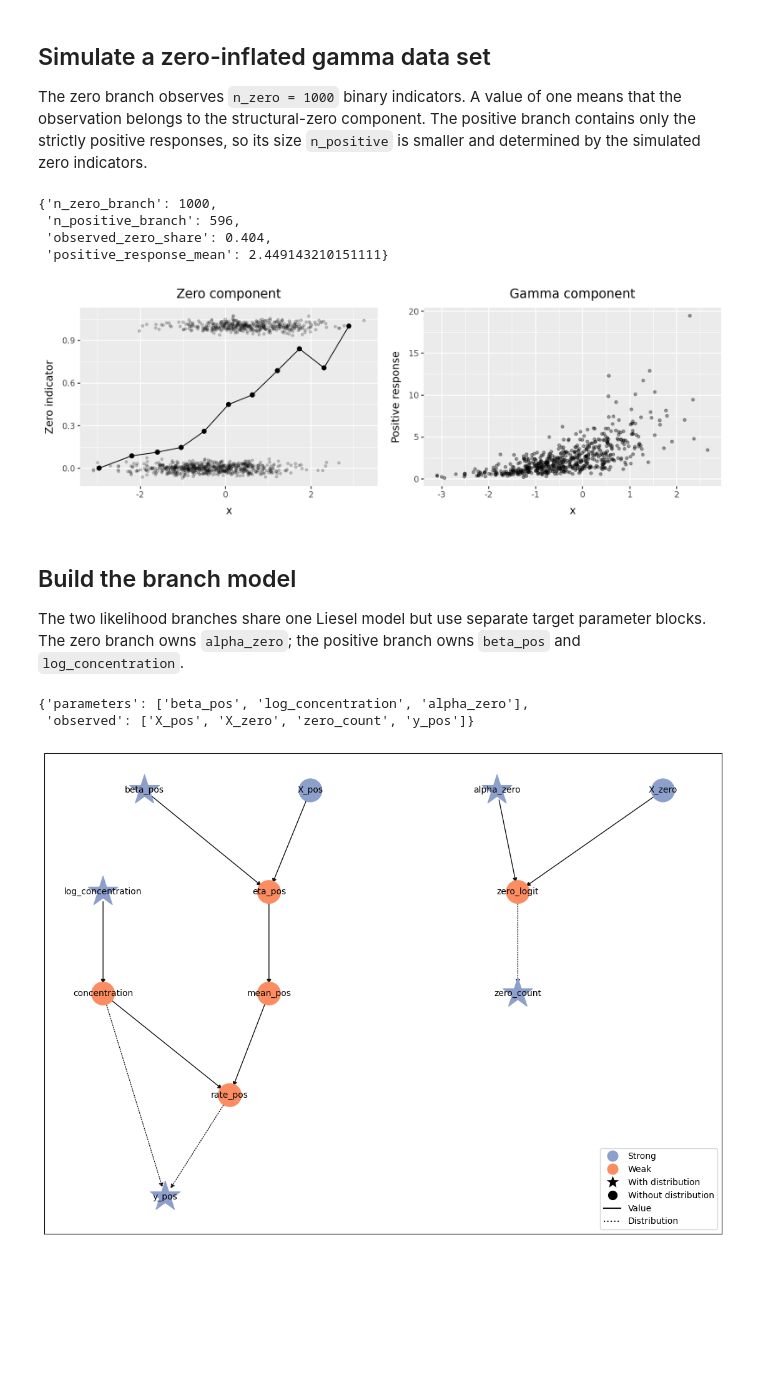
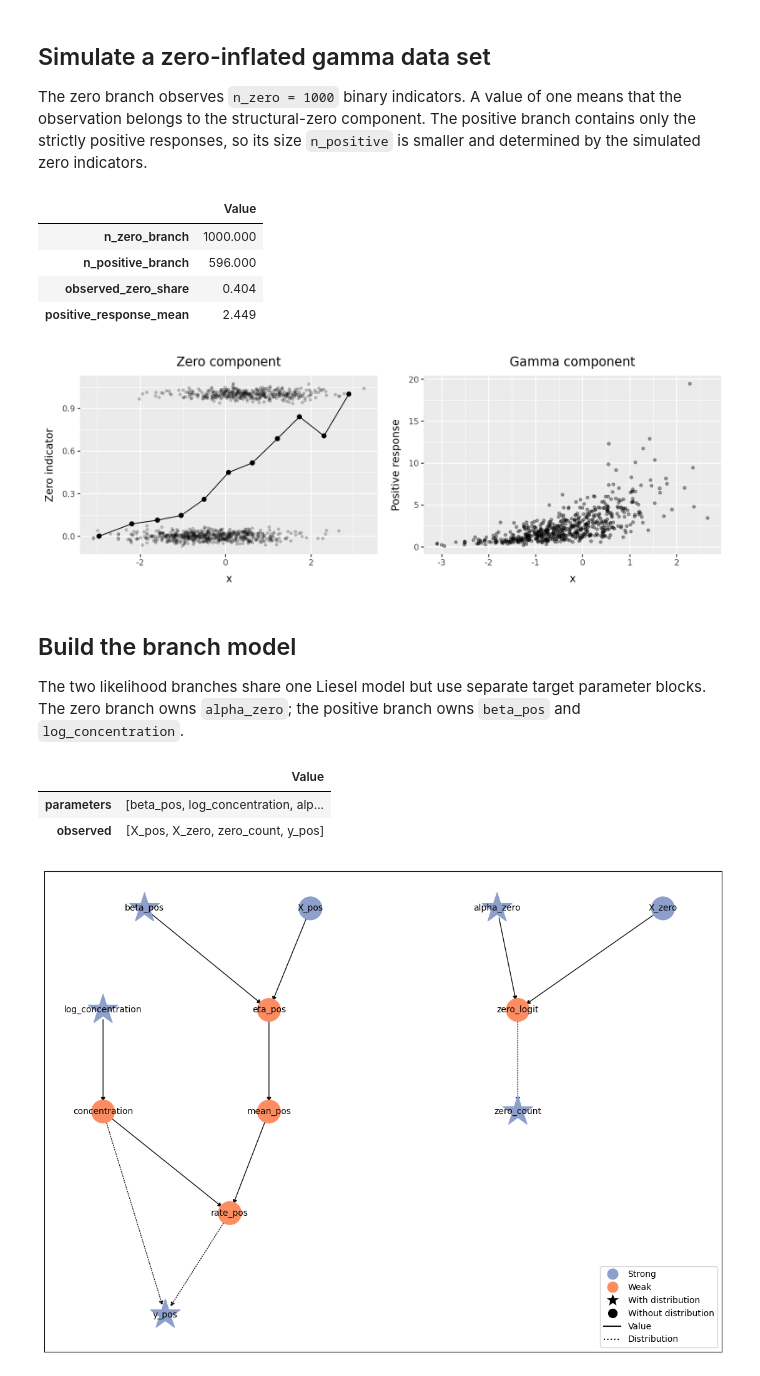
Before and after one commit to liesel-devs/liesel, a Jupyter notebook: docs/source/tutorials/notebooks/12-liesel-vi-advanced.ipynb, the cells around one changed output. Drawn from its saved outputs; the diff is of its cells as text; code cells hidden in the pictures; blank space fills up the shorter version.

```diff
--- a/docs/source/tutorials/notebooks/12-liesel-vi-advanced.ipynb
+++ b/docs/source/tutorials/notebooks/12-liesel-vi-advanced.ipynb
@@ -45,18 +45,22 @@ y_pos = rng.gamma(
     shape=concentration_true,
     scale=mean_pos / concentration_true,
 )
-
-{
-    "n_zero_branch": n_zero,
-    "n_positive_branch": n_positive,
-    "observed_zero_share": float(zero_count.mean()),
-    "positive_response_mean": float(y_pos.mean()),
-}
-# %% [output]
-{'n_zero_branch': 1000,
- 'n_positive_branch': 596,
- 'observed_zero_share': 0.404,
- 'positive_response_mean': 2.449143210151111}
+# %%
+pd.Series(
+    {
+        "n_zero_branch": n_zero,
+        "n_positive_branch": n_positive,
+        "observed_zero_share": float(zero_count.mean()),
+        "positive_response_mean": float(y_pos.mean()),
+    },
+    name="Value",
+).to_frame()
+# %% [output]
+|  | Value |
+| n_zero_branch | 1000.000 |
+| n_positive_branch | 596.000 |
+| observed_zero_share | 0.404 |
+| positive_response_mean | 2.449 |
 # %%
 plot_rng = np.random.default_rng(1001)
 zero_data = pd.DataFrame(
@@ -82,9 +86,10 @@ positive_plot = (
     + p9.geom_point(alpha=0.35, size=1.2)
     + p9.labs(title="Gamma component", y="Positive response")
 )
-(zero_plot | positive_plot) & p9.theme(figure_size=(10, 3.5))
-# %% [output]
-[figure, removed]
+# %%
+(zero_plot | positive_plot) & p9.theme(figure_size=(10, 3.5))
+# %% [output]
+[figure, added]
 # %% [markdown]
 ## Build the branch model
 
@@ -95,9 +100,10 @@ zero_count_jax = jnp.asarray(zero_count)
 X_pos_jax = jnp.asarray(X_pos)
 y_pos_jax = jnp.asarray(y_pos)
 
+# Zero component.
 alpha_zero = lsl.Var.new_param(
     jnp.zeros(X_zero_jax.shape[1]),
-    lsl.Dist(tfd.Normal, loc=0.0, scale=5.0),
+    dist=lsl.Dist(tfd.Normal, loc=0.0, scale=5.0),
     name="alpha_zero",
 )
 X0 = lsl.Var.new_obs(X_zero_jax, name="X_zero")
@@ -109,21 +115,24 @@ zero_logit = lsl.Var.new_calc(
 )
 zero = lsl.Var.new_obs(
     zero_count_jax,
-    lsl.Dist(tfd.Binomial, total_count=1.0, logits=zero_logit),
+    dist=lsl.Dist(tfd.Binomial, total_count=1.0, logits=zero_logit),
     name="zero_count",
 )
 
+# Positive component.
 beta_pos = lsl.Var.new_param(
     jnp.zeros(X_pos_jax.shape[1]),
-    lsl.Dist(tfd.Normal, loc=0.0, scale=5.0),
+    dist=lsl.Dist(tfd.Normal, loc=0.0, scale=5.0),
     name="beta_pos",
 )
+
 log_concentration = lsl.Var.new_param(
     jnp.array(0.0),
-    lsl.Dist(tfd.Normal, loc=0.0, scale=1.0),
+    dist=lsl.Dist(tfd.Normal, loc=0.0, scale=1.0),
     name="log_concentration",
 )
 concentration = lsl.Var.new_calc(jnp.exp, log_concentration, name="concentration")
+
 Xp = lsl.Var.new_obs(X_pos_jax, name="X_pos")
 eta_pos = lsl.Var.new_calc(
     lambda X, beta: X @ beta,
@@ -132,26 +141,33 @@ eta_pos = lsl.Var.new_calc(
     name="eta_pos",
 )
 mean_pos_var = lsl.Var.new_calc(jnp.exp, eta_pos, name="mean_pos")
+
 rate_pos = lsl.Var.new_calc(
     lambda concentration, mean: concentration / mean,
     concentration,
     mean_pos_var,
     name="rate_pos",
 )
+
 y_positive = lsl.Var.new_obs(
     y_pos_jax,
-    lsl.Dist(tfd.Gamma, concentration=concentration, rate=rate_pos),
+    dist=lsl.Dist(tfd.Gamma, concentration=concentration, rate=rate_pos),
     name="y_pos",
 )
 
 model = lsl.Model([zero, y_positive])
-{
-    "parameters": list(model.parameters),
-    "observed": list(model.observed),
-}
-# %% [output]
-{'parameters': ['beta_pos', 'log_concentration', 'alpha_zero'],
- 'observed': ['X_pos', 'X_zero', 'zero_count', 'y_pos']}
+# %%
+pd.Series(
+    {
+        "parameters": list(model.parameters),
+        "observed": list(model.observed),
+    },
+    name="Value",
+).to_frame()
+# %% [output]
+|  | Value |
+| parameters | [beta_pos, log_concentration, alp... |
+| observed | [X_pos, X_zero, zero_count, y_pos] |
 # %%
 model.plot()
 # %% [output]
```
Also changed, not shown: parts of 18 cells of this notebook, 5 other files.
